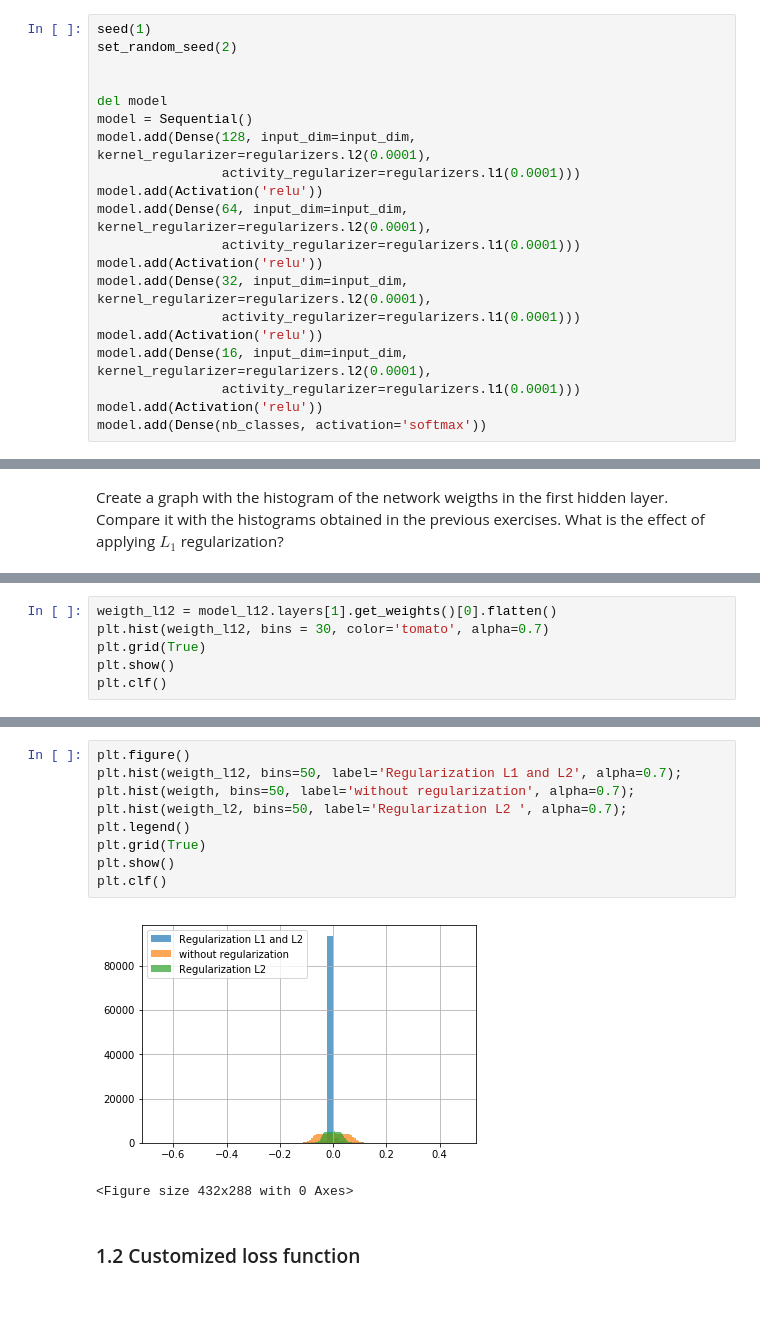
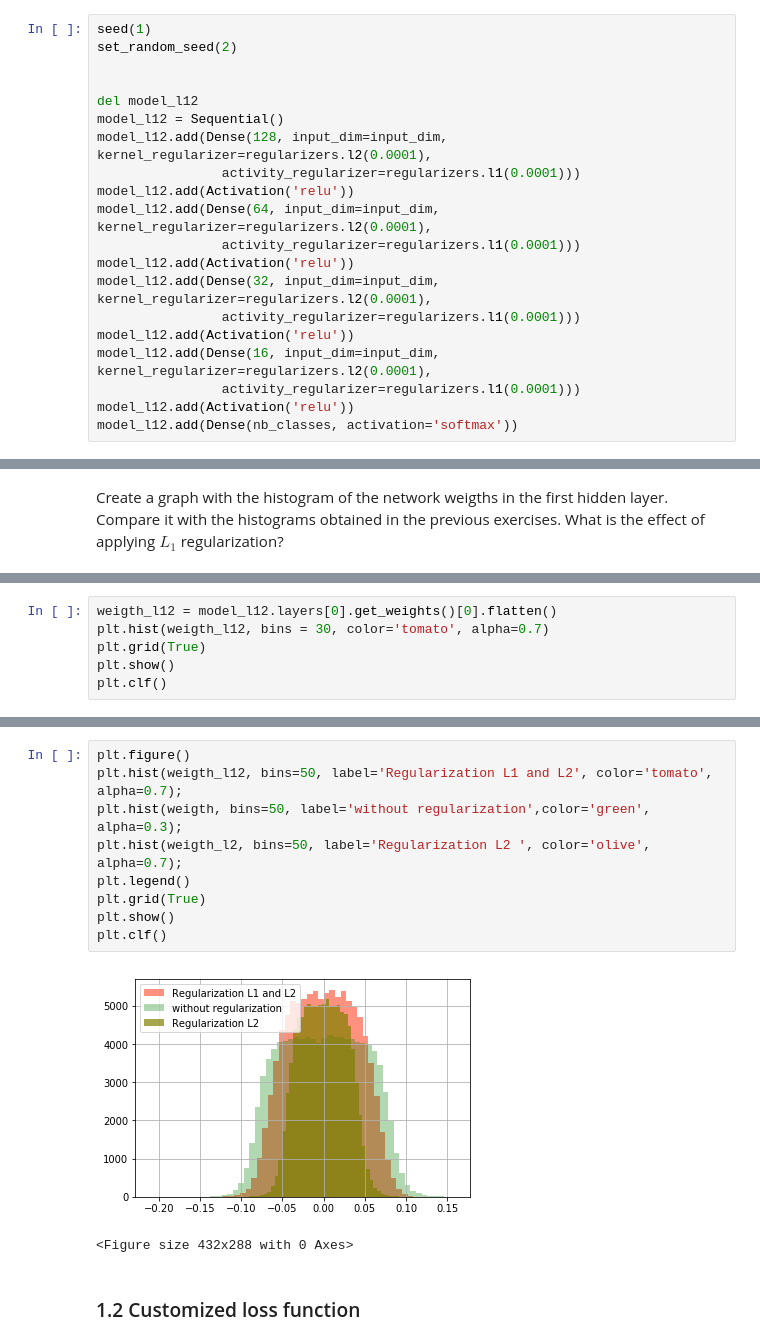
Before and after one commit to deiry/20191.DL, a Jupyter notebook: U1.3 - [TALLER] Customized loss functions and regularization with Keras.ipynb, the cells around one changed output, grey strips where cells are left out. Drawn from its saved outputs; the diff is of its cells as text; blank space fills up the shorter version.

```diff
--- a/U1.3 - [TALLER] Customized loss functions and regularization with Keras.ipynb
+++ b/U1.3 - [TALLER] Customized loss functions and regularization with Keras.ipynb
@@ -232,21 +232,21 @@ seed(1)
 set_random_seed(2)
 
 
-del model
-model = Sequential()
-model.add(Dense(128, input_dim=input_dim, kernel_regularizer=regularizers.l2(0.0001),
+del model_l12
+model_l12 = Sequential()
+model_l12.add(Dense(128, input_dim=input_dim, kernel_regularizer=regularizers.l2(0.0001),
                 activity_regularizer=regularizers.l1(0.0001)))
-model.add(Activation('relu'))
-model.add(Dense(64, input_dim=input_dim, kernel_regularizer=regularizers.l2(0.0001),
+model_l12.add(Activation('relu'))
+model_l12.add(Dense(64, input_dim=input_dim, kernel_regularizer=regularizers.l2(0.0001),
                 activity_regularizer=regularizers.l1(0.0001)))
-model.add(Activation('relu'))
-model.add(Dense(32, input_dim=input_dim, kernel_regularizer=regularizers.l2(0.0001),
+model_l12.add(Activation('relu'))
+model_l12.add(Dense(32, input_dim=input_dim, kernel_regularizer=regularizers.l2(0.0001),
                 activity_regularizer=regularizers.l1(0.0001)))
-model.add(Activation('relu'))
-model.add(Dense(16, input_dim=input_dim, kernel_regularizer=regularizers.l2(0.0001),
+model_l12.add(Activation('relu'))
+model_l12.add(Dense(16, input_dim=input_dim, kernel_regularizer=regularizers.l2(0.0001),
                 activity_regularizer=regularizers.l1(0.0001)))
-model.add(Activation('relu'))
-model.add(Dense(nb_classes, activation='softmax'))
+model_l12.add(Activation('relu'))
+model_l12.add(Dense(nb_classes, activation='softmax'))
 # %% [markdown]
 Run the following cell to train the model and estimate the accuracy.
 # %%
@@ -266,5 +286,5 @@ Create a graph with the histogram of the network weigths in the first hidden lay
 # %%
-weigth_l12 = model_l12.layers[1].get_weights()[0].flatten()
+weigth_l12 = model_l12.layers[0].get_weights()[0].flatten()
 plt.hist(weigth_l12, bins = 30, color='tomato', alpha=0.7)
 plt.grid(True)
 plt.show()
@@ -274,15 +294,15 @@ plt.clf()
 <Figure size 432x288 with 0 Axes>
 # %%
 plt.figure()
-plt.hist(weigth_l12, bins=50, label='Regularization L1 and L2', alpha=0.7);
-plt.hist(weigth, bins=50, label='without regularization', alpha=0.7);
-plt.hist(weigth_l2, bins=50, label='Regularization L2 ', alpha=0.7);
+plt.hist(weigth_l12, bins=50, label='Regularization L1 and L2', color='tomato', alpha=0.7);
+plt.hist(weigth, bins=50, label='without regularization',color='green', alpha=0.3);
+plt.hist(weigth_l2, bins=50, label='Regularization L2 ', color='olive', alpha=0.7);
 plt.legend()
 plt.grid(True)
 plt.show()
 plt.clf()
 # %% [output]
-[figure, old version]
+[figure, new version]
 <Figure size 432x288 with 0 Axes>
 # %% [markdown]
 ### 1.2 Customized loss function
```
Also changed, not shown: parts of 5 cells of this notebook.
